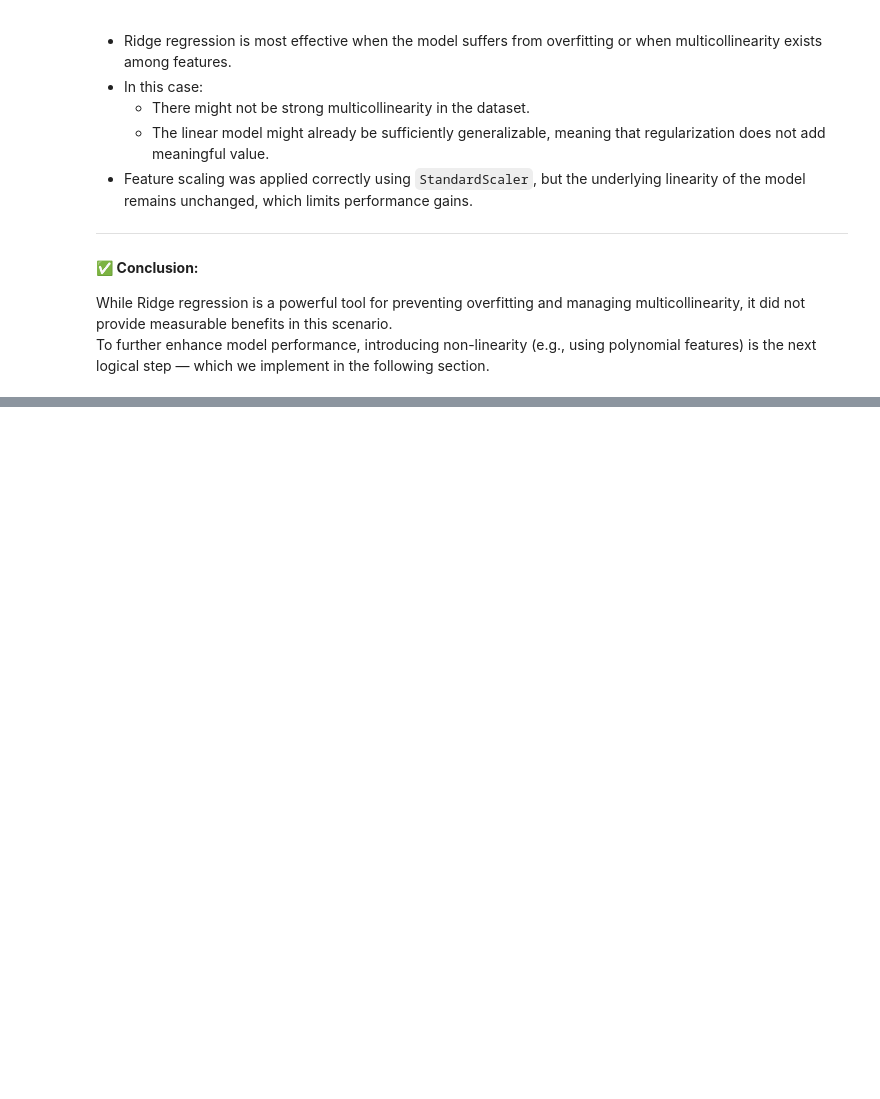
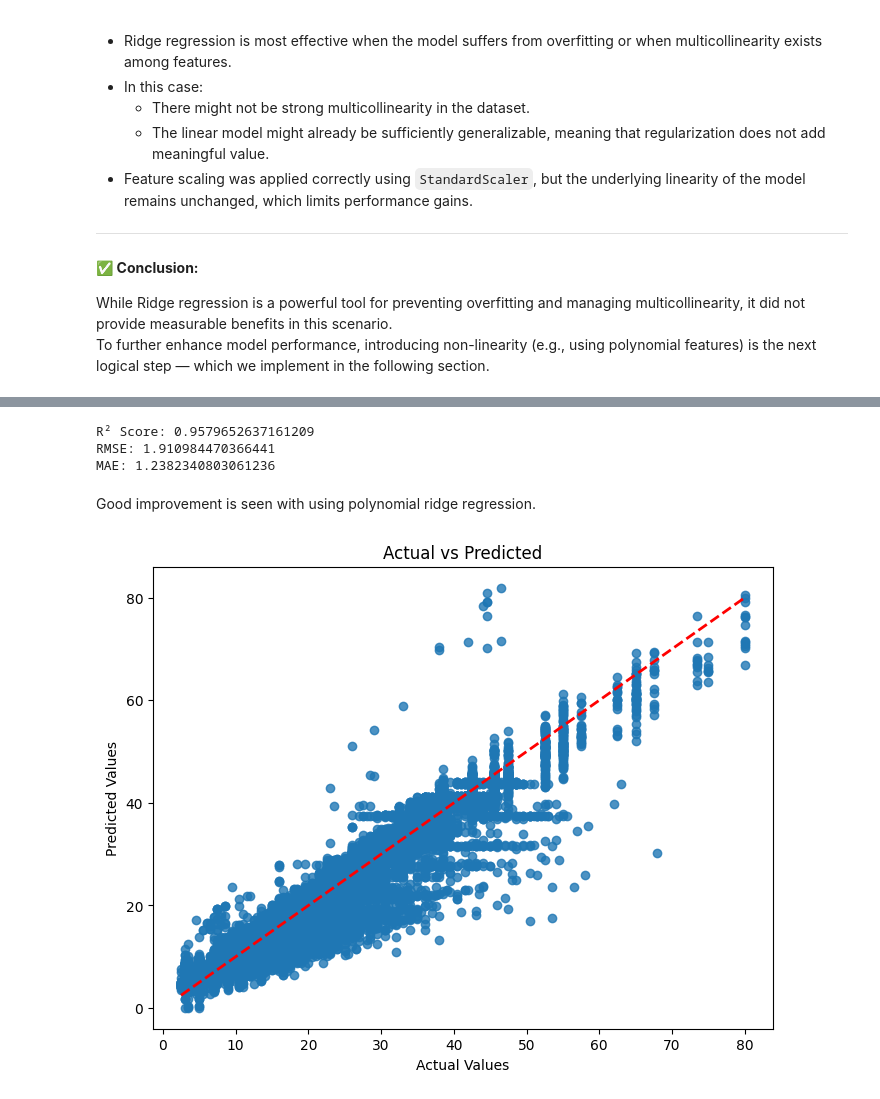
Before and after one commit to Mahir-Uddin0/Uber-Fare-Prediction, a Jupyter notebook: Notebooks/Fare prediction.ipynb, the cells around one changed output, grey strips where cells are left out. Cells and saved outputs as stored; diff of their text form; code cells hidden in the pictures; blank space fills up the shorter version.

Commit message:
add polynomial regression

```diff
--- a/Notebooks/Fare prediction.ipynb
+++ b/Notebooks/Fare prediction.ipynb
@@ -344,0 +347,42 @@ To further enhance model performance, introducing non-linearity (e.g., using pol
+# %%
+# Target variable
+y_p = df['fare']
+
+# Feature matrix
+X_p = df.drop(columns=['fare'])
+
+# One-hot encode categorical features
+X_p = pd.get_dummies(X_p, columns=['source', 'destination', 'ride_company', 'vehicle'], drop_first=True)
+# %%
+from sklearn.preprocessing import PolynomialFeatures
+
+pipe = Pipeline([
+    ('poly', PolynomialFeatures(degree=2, include_bias=False)),
+    ('scaler', StandardScaler()),
+    ('model', Ridge(alpha=1.0))
+])
+# %%
+X_train_p, X_test_p, y_train_p, y_test_p = train_test_split(X_p, y_p, test_size=0.2, random_state=42)
+# %%
+pipe.fit(X_train_p, y_train_p)
+y_pred_p = pipe.predict(X_test_p)
+# %%
+print("R² Score:", r2_score(y_test_p, y_pred_p))
+print("RMSE:", np.sqrt(mean_squared_error(y_test_p, y_pred_p)))
+print("MAE:", mean_absolute_error(y_test_p, y_pred_p))
+# %% [output]
+R² Score: 0.9579652637161209
+RMSE: 1.910984470366441
+MAE: 1.2382340803061236
+# %% [markdown]
+Good improvement is seen with using polynomial ridge regression.
+# %%
+plt.figure(figsize=(8, 6))
+plt.scatter(y_test_p, y_pred_p, alpha=0.8)
+plt.plot([y_test_p.min(), y_test_p.max()], [y_test_p.min(), y_test_p.max()], 'r--', lw=2)  # diagonal line
+plt.xlabel('Actual Values')
+plt.ylabel('Predicted Values')
+plt.title('Actual vs Predicted')
+plt.show()
+# %% [output]
+[figure, added]
```
Also changed, not shown: parts of 4 cells of this notebook.
